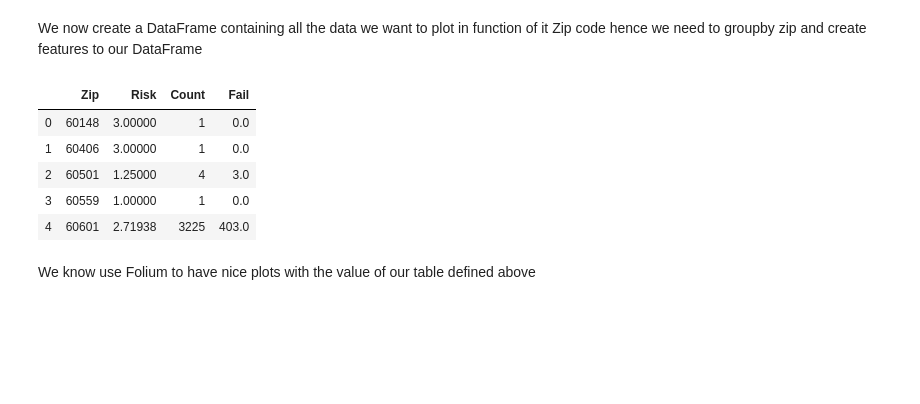
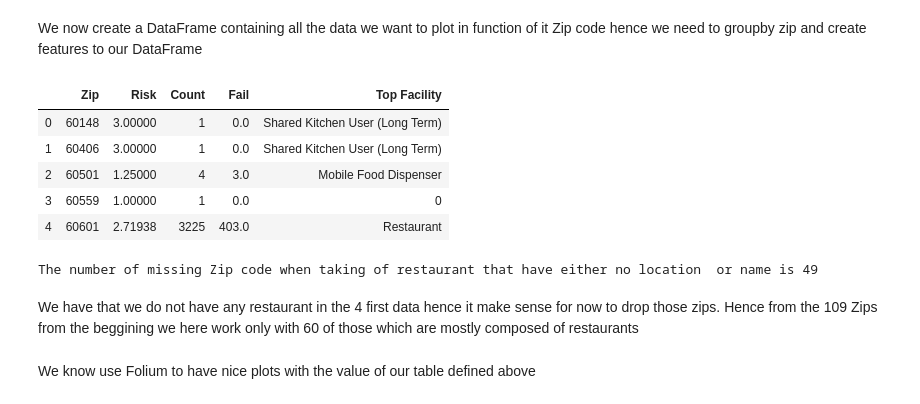
Before and after one commit to adr1anh/DeepDish, a Jupyter notebook: Food Inspection_Marc.ipynb, the cells around one changed output. Drawn from its saved outputs; the diff is of its cells as text; code cells hidden in the pictures; blank space fills up the shorter version.

```diff
--- a/Food Inspection_Marc.ipynb
+++ b/Food Inspection_Marc.ipynb
@@ -22,7 +40,7 @@ data.head()
 # %%
-data['year']=data['Inspection Date'].apply(lambda x:x.split('-')[0])
-data['month']=data['Inspection Date'].apply(lambda x:x.split('-')[1])
-data['day']=data['Inspection Date'].apply(lambda x:x.split('-')[2].split('T')[0])
+data['year']=data['Inspection Date'].apply(lambda x:x.split('-')[0]).astype(int)
+data['month']=data['Inspection Date'].apply(lambda x:x.split('-')[1]).astype(int)
+data['day']=data['Inspection Date'].apply(lambda x:x.split('-')[2].split('T')[0]).astype(int)
 # %% [markdown]
 Let's consider only the dataset that contains non NA values for Longitude or Lagitude and we transform the Risk column into an int value column
 # %%
@@ -71,27 +91,41 @@ plt.show()
 # %% [markdown]
 We now create a DataFrame containing all the data we want to plot in function of it Zip code hence we need to groupby zip and create features to our DataFrame
 # %%
+#Groupby ZIPS
+zip_data = data_removed.groupby("Zip")
 # Count number of failed exams
 X = data_removed[data_removed['Results'] == 'Fail'].groupby('Zip')["Results"].count()
-#Groupby ZIPS
-zip_data = data_removed.groupby("Zip")
+# Look for most frequent facility
+fac = zip_data["Facility Type"].describe()
 #Add all features I can think of
 mean_risk = zip_data.Risk.mean()
 value_count = data_removed["Zip"].value_counts()
 risk_map = pd.DataFrame(mean_risk)
 risk_map["Count"] = value_count
 risk_map["Fail"] = X
+risk_map["Top Facility"] = fac.top.values
 risk_map = risk_map.reset_index()
 risk_map["Zip"] = risk_map["Zip"].astype(int)
 risk_map = risk_map.fillna(0)
 risk_map.head()
 # %% [output]
-|  | Zip | Risk | Count | Fail |
-| 0 | 60148 | 3.00000 | 1 | 0.0 |
-| 1 | 60406 | 3.00000 | 1 | 0.0 |
-| 2 | 60501 | 1.25000 | 4 | 3.0 |
-| 3 | 60559 | 1.00000 | 1 | 0.0 |
-| 4 | 60601 | 2.71938 | 3225 | 403.0 |
+|  | Zip | Risk | Count | Fail | Top Facility |
+| 0 | 60148 | 3.00000 | 1 | 0.0 | Shared Kitchen User (Long Term) |
+| 1 | 60406 | 3.00000 | 1 | 0.0 | Shared Kitchen User (Long Term) |
+| 2 | 60501 | 1.25000 | 4 | 3.0 | Mobile Food Dispenser |
+| 3 | 60559 | 1.00000 | 1 | 0.0 | 0 |
+| 4 | 60601 | 2.71938 | 3225 | 403.0 | Restaurant |
+# %%
+j = 0
+for i in range(0,len(data.loc[missing.index]["Zip"].unique())):
+    if data.loc[missing.index]["Zip"].unique()[i] in risk_map["Zip"].values:
+        j +=1
+print("The number of missing Zip code when taking of restaurant that have either no location  or name is",
+      len(data.loc[missing.index]["Zip"].unique())-j)
+# %% [output]
+The number of missing Zip code when taking of restaurant that have either no location  or name is 49
+# %% [markdown]
+We have that we do not have any restaurant in the 4 first data hence it make sense for now to drop those zips. Hence from the 109 Zips from the beggining we here work only with 60 of those which are mostly composed of restaurants
 # %% [markdown]
 We know use Folium to have nice plots with the value of our table defined above
 # %%
```
Also changed, not shown: parts of 17 cells of this notebook.
